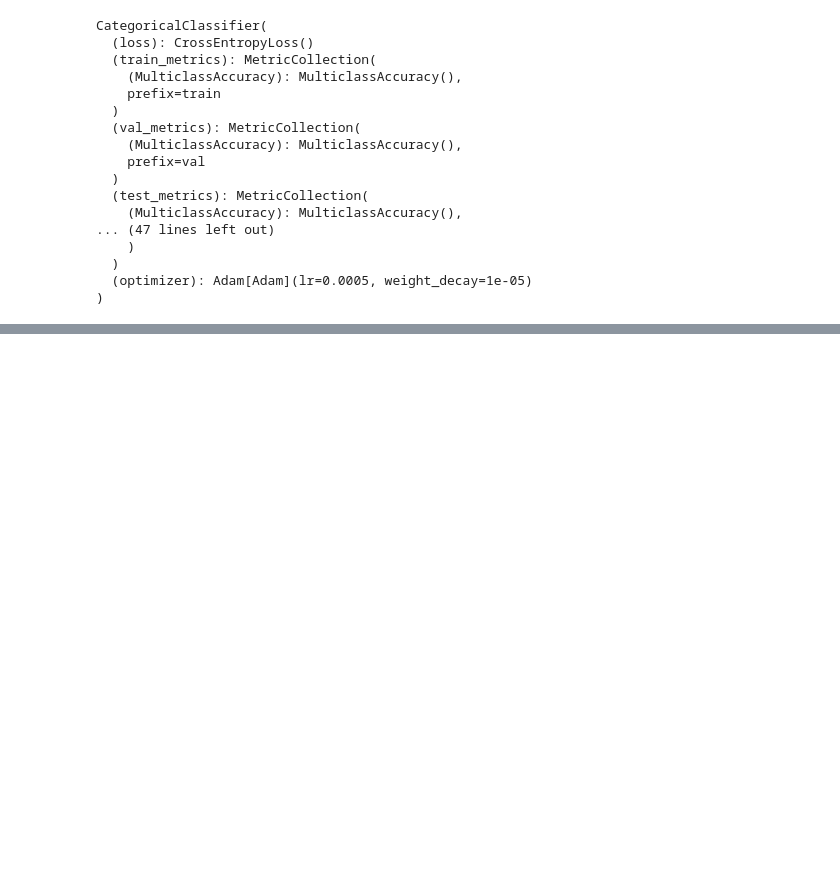
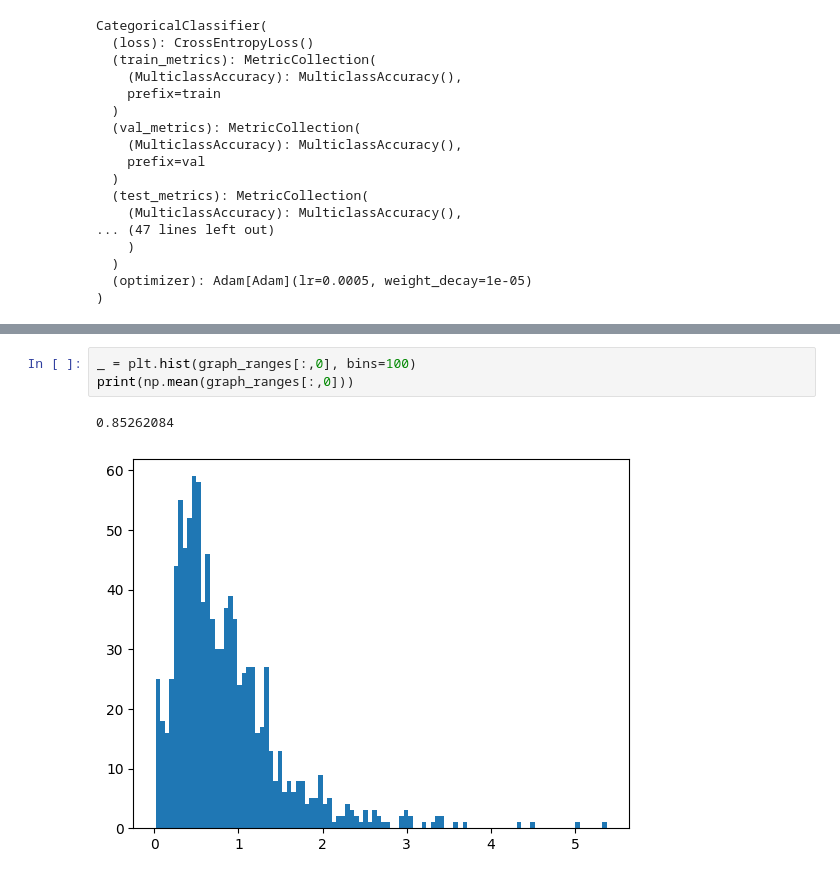
Before and after one commit to foca13/ParticleClassification, a Jupyter notebook: notebooks/magik_traj_cytoplasmic.ipynb, the cells around one changed output, grey strips where cells are left out. Drawn from its saved outputs; the diff is of its cells as text; blank space fills up the shorter version.

```diff
--- a/notebooks/magik_traj_cytoplasmic.ipynb
+++ b/notebooks/magik_traj_cytoplasmic.ipynb
@@ -242,0 +271,6 @@ weighted avg       0.44      0.37      0.34       922
+# %%
+_ = plt.hist(graph_ranges[:,0], bins=100)
+print(np.mean(graph_ranges[:,0]))
+# %% [output]
+0.85262084
+[figure, added]
```
Also changed, not shown: parts of 12 cells of this notebook, 12 other files.
